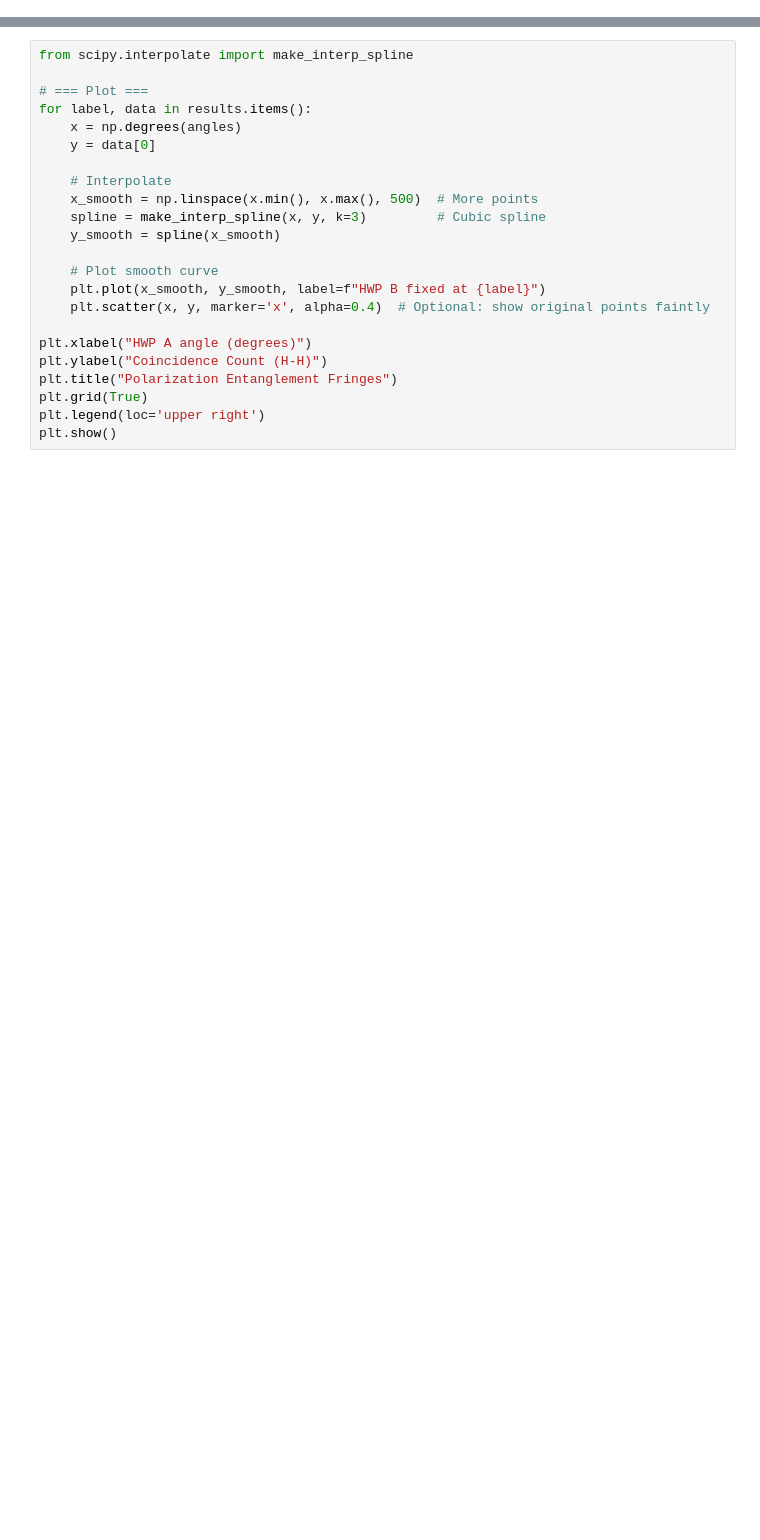
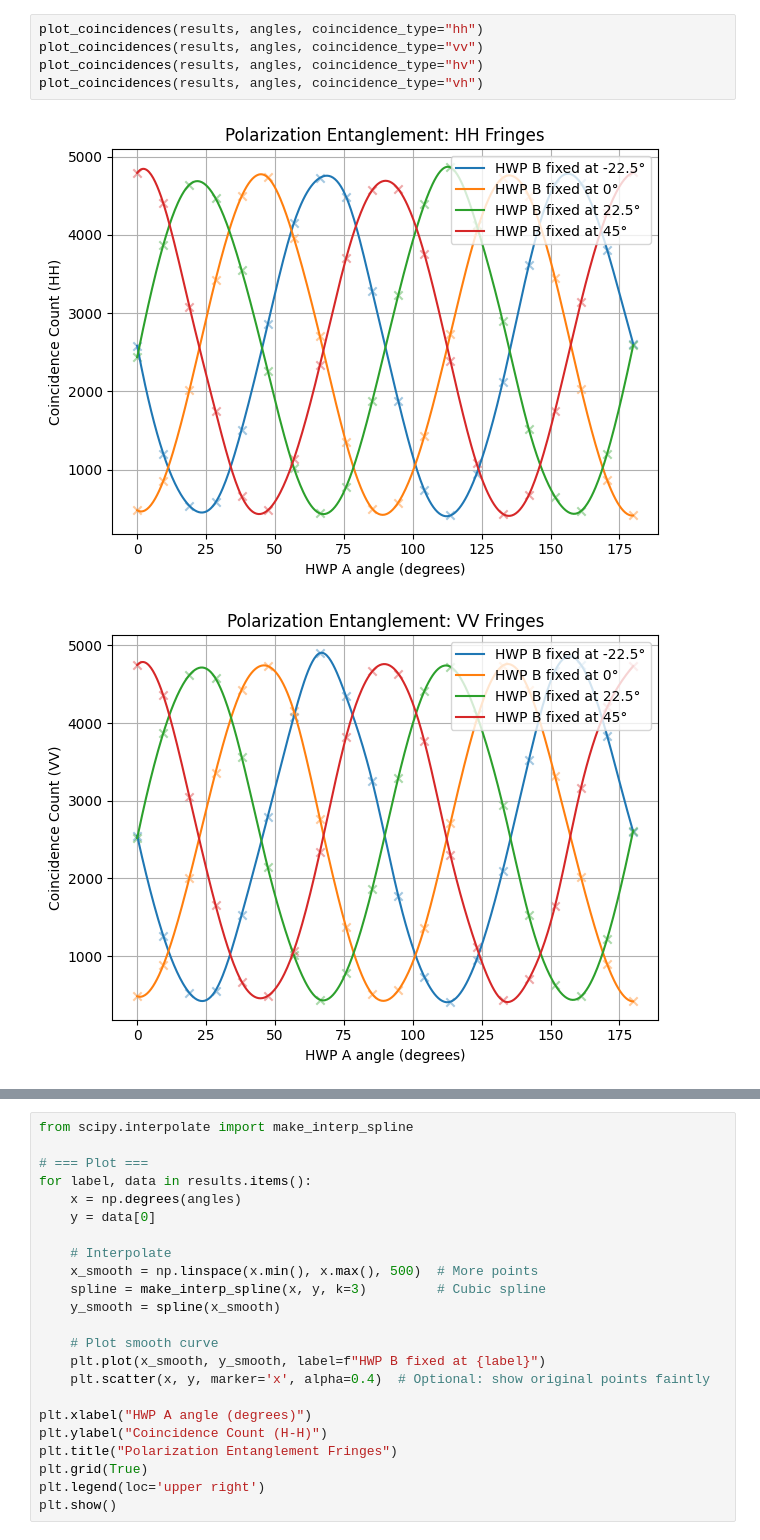
Before and after one commit to amlabdr/SeQUeNCe, a Jupyter notebook: example/polarization_analyzer_example.ipynb, the cells around one changed output, grey strips where cells are left out. Drawn from its saved outputs; the diff is of its cells as text; blank space fills up the shorter version.

```diff
--- a/example/polarization_analyzer_example.ipynb
+++ b/example/polarization_analyzer_example.ipynb
@@ -60,0 +118,8 @@ def test_polarization_analyzer_coincidences(angle_rad_A, angle_rad_B, num_pulses
+# %%
+plot_coincidences(results, angles, coincidence_type="hh")
+plot_coincidences(results, angles, coincidence_type="vv")
+plot_coincidences(results, angles, coincidence_type="hv")
+plot_coincidences(results, angles, coincidence_type="vh")
+# %% [output]
+[figure, added]
+[figure, added]
```
Also changed, not shown: parts of 5 cells of this notebook.
